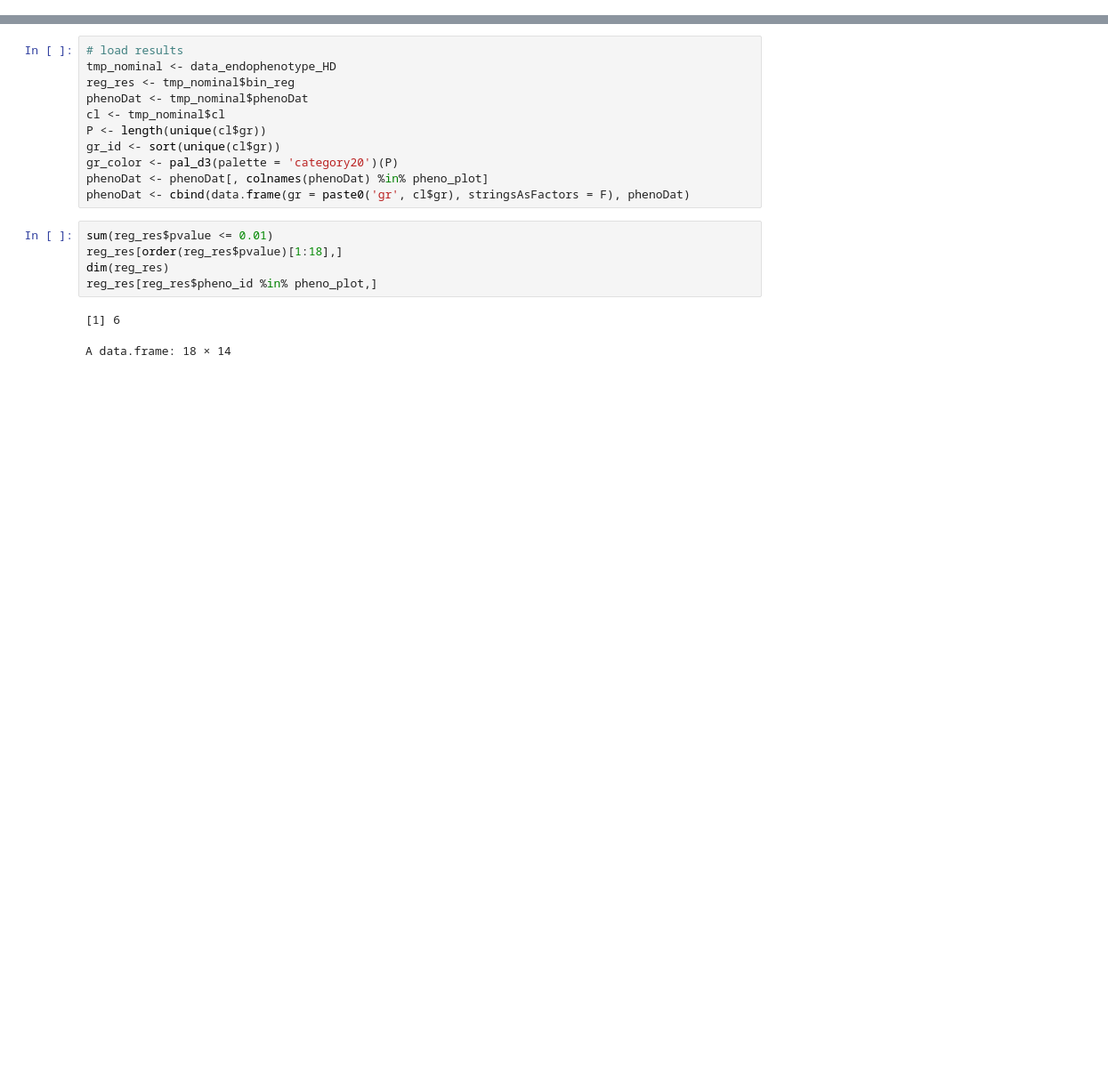
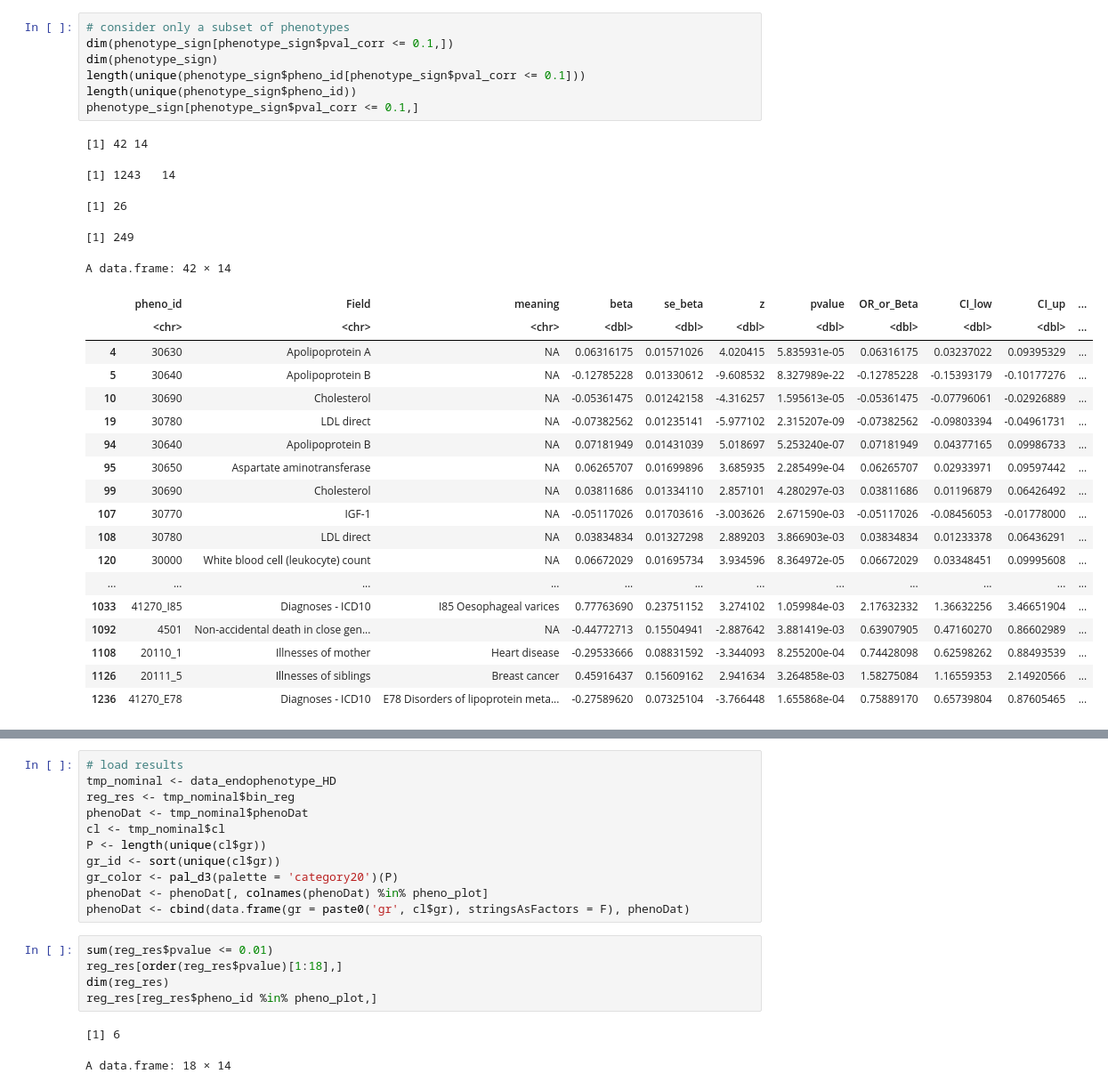
Before and after one commit to zillerlab/CASTom-iGEx_Paper, a Jupyter notebook: jupyter_notebook/CAD_clustering/Liver_endophenotype_differences.ipynb, the cells around one changed output, grey strips where cells are left out. Shown at 89% size. Cells and saved outputs as stored; diff of their text form; blank space fills up the shorter version.

```diff
--- a/jupyter_notebook/CAD_clustering/Liver_endophenotype_differences.ipynb
+++ b/jupyter_notebook/CAD_clustering/Liver_endophenotype_differences.ipynb
@@ -70,2 +52,33 @@ A data.frame: 37 × 15
+# %%
+# consider only a subset of phenotypes
+dim(phenotype_sign[phenotype_sign$pval_corr <= 0.1,])
+dim(phenotype_sign)
+length(unique(phenotype_sign$pheno_id[phenotype_sign$pval_corr <= 0.1]))
+length(unique(phenotype_sign$pheno_id))
+phenotype_sign[phenotype_sign$pval_corr <= 0.1,]
+# %% [output]
+[1] 42 14
+[1] 1243   14
+[1] 26
+[1] 249
+A data.frame: 42 × 14
+|  | pheno_id | Field | meaning | beta | se_beta | z | pvalue | OR_or_Beta | CI_low | CI_up | ... |
+|  | <chr> | <chr> | <chr> | <dbl> | <dbl> | <dbl> | <dbl> | <dbl> | <dbl> | <dbl> | ... |
+| 4 | 30630 | Apolipoprotein A | NA | 0.06316175 | 0.01571026 | 4.020415 | 5.835931e-05 | 0.06316175 | 0.03237022 | 0.09395329 | ... |
+| 5 | 30640 | Apolipoprotein B | NA | -0.12785228 | 0.01330612 | -9.608532 | 8.327989e-22 | -0.12785228 | -0.15393179 | -0.10177276 | ... |
+| 10 | 30690 | Cholesterol | NA | -0.05361475 | 0.01242158 | -4.316257 | 1.595613e-05 | -0.05361475 | -0.07796061 | -0.02926889 | ... |
+| 19 | 30780 | LDL direct | NA | -0.07382562 | 0.01235141 | -5.977102 | 2.315207e-09 | -0.07382562 | -0.09803394 | -0.04961731 | ... |
+| 94 | 30640 | Apolipoprotein B | NA | 0.07181949 | 0.01431039 | 5.018697 | 5.253240e-07 | 0.07181949 | 0.04377165 | 0.09986733 | ... |
+| 95 | 30650 | Aspartate aminotransferase | NA | 0.06265707 | 0.01699896 | 3.685935 | 2.285499e-04 | 0.06265707 | 0.02933971 | 0.09597442 | ... |
+| 99 | 30690 | Cholesterol | NA | 0.03811686 | 0.01334110 | 2.857101 | 4.280297e-03 | 0.03811686 | 0.01196879 | 0.06426492 | ... |
+| 107 | 30770 | IGF-1 | NA | -0.05117026 | 0.01703616 | -3.003626 | 2.671590e-03 | -0.05117026 | -0.08456053 | -0.01778000 | ... |
+| 108 | 30780 | LDL direct | NA | 0.03834834 | 0.01327298 | 2.889203 | 3.866903e-03 | 0.03834834 | 0.01233378 | 0.06436291 | ... |
+| 120 | 30000 | White blood cell (leukocyte) count | NA | 0.06672029 | 0.01695734 | 3.934596 | 8.364972e-05 | 0.06672029 | 0.03348451 | 0.09995608 | ... |
+| ... | ... | ... | ... | ... | ... | ... | ... | ... | ... | ... | ... |
+| 1033 | 41270_I85 | Diagnoses - ICD10 | I85 Oesophageal varices | 0.77763690 | 0.23751152 | 3.274102 | 1.059984e-03 | 2.17632332 | 1.36632256 | 3.46651904 | ... |
+| 1092 | 4501 | Non-accidental death in close gen... | NA | -0.44772713 | 0.15504941 | -2.887642 | 3.881419e-03 | 0.63907905 | 0.47160270 | 0.86602989 | ... |
+| 1108 | 20110_1 | Illnesses of mother | Heart disease | -0.29533666 | 0.08831592 | -3.344093 | 8.255200e-04 | 0.74428098 | 0.62598262 | 0.88493539 | ... |
+| 1126 | 20111_5 | Illnesses of siblings | Breast cancer | 0.45916437 | 0.15609162 | 2.941634 | 3.264858e-03 | 1.58275084 | 1.16559353 | 2.14920566 | ... |
+| 1236 | 41270_E78 | Diagnoses - ICD10 | E78 Disorders of lipoprotein meta... | -0.27589620 | 0.07325104 | -3.766448 | 1.655868e-04 | 0.75889170 | 0.65739804 | 0.87605465 | ... |
 # %%
 # create summary table for tested phenotypes
```
Also changed, not shown: parts of 8 cells of this notebook.
